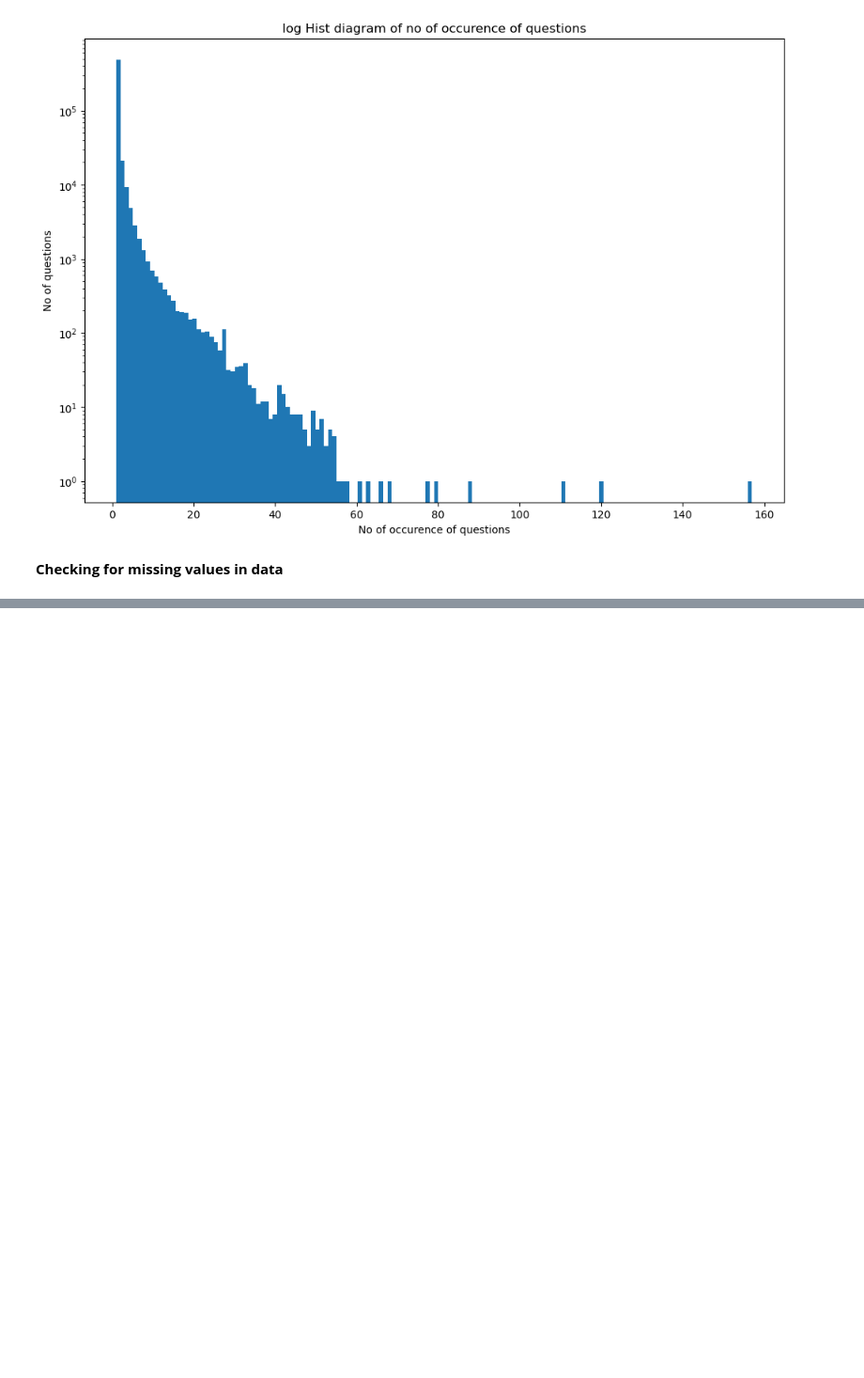
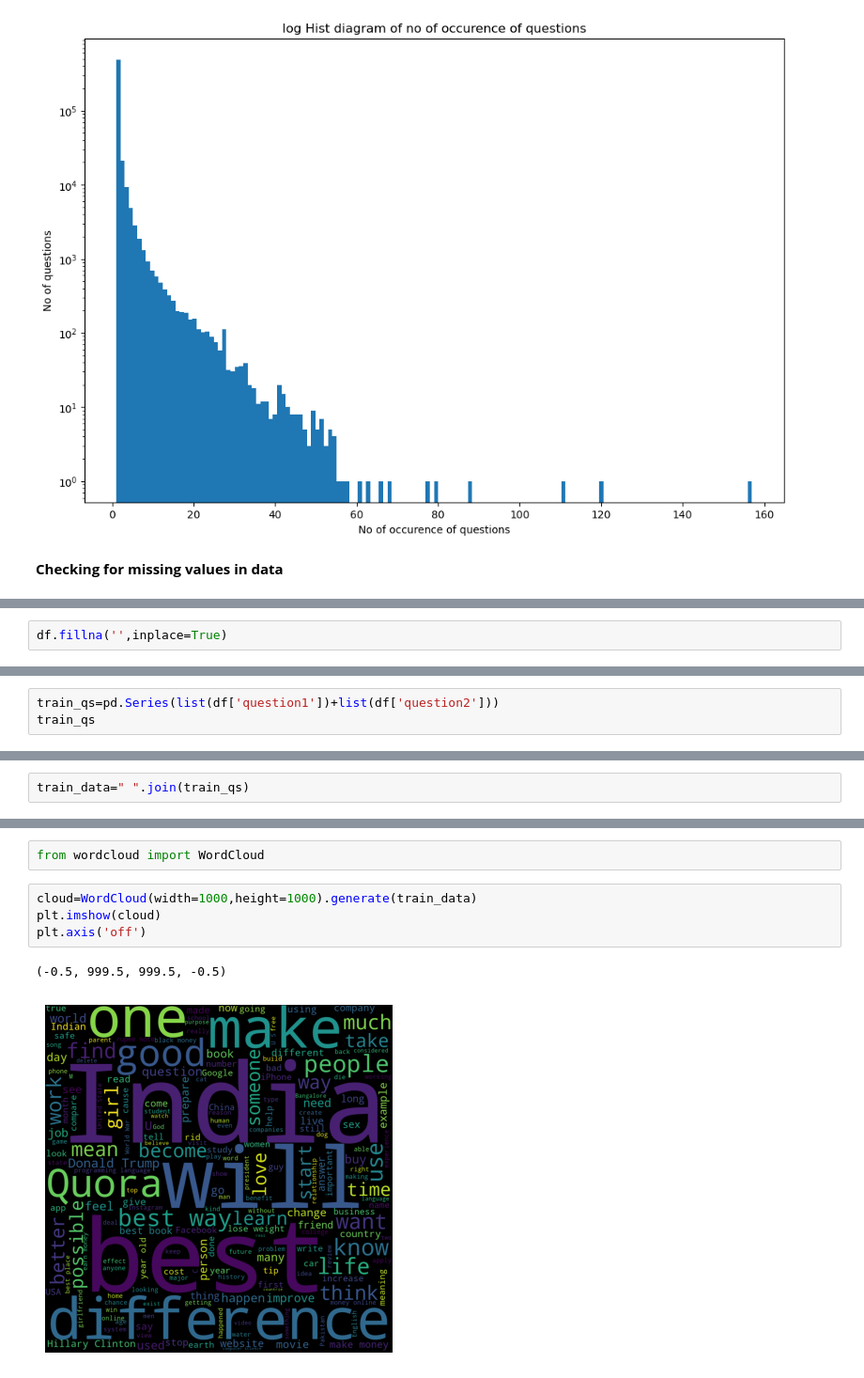
Before and after one commit to BibekRai44/Quora-Analysis, a Jupyter notebook: Quora Analysis.ipynb, the cells around one changed output, grey strips where cells are left out. Shown: that part at 94% size. Drawn from its saved outputs; the diff is of its cells as text; blank space fills up the shorter version.

```diff
--- a/Quora Analysis.ipynb
+++ b/Quora Analysis.ipynb
@@ -244,0 +259,2 @@ Text(0, 0.5, 'No of questions')
+# %%
+df.fillna('',inplace=True)
@@ -244,0 +274,3 @@ Text(0, 0.5, 'No of questions')
+# %%
+train_qs=pd.Series(list(df['question1'])+list(df['question2']))
+train_qs
@@ -244,0 +292,2 @@ Text(0, 0.5, 'No of questions')
+# %%
+train_data=" ".join(train_qs)
@@ -244,0 +318,9 @@ Text(0, 0.5, 'No of questions')
+# %%
+from wordcloud import WordCloud
+# %%
+cloud=WordCloud(width=1000,height=1000).generate(train_data)
+plt.imshow(cloud)
+plt.axis('off')
+# %% [output]
+(-0.5, 999.5, 999.5, -0.5)
+[figure, added]
```
Also changed, not shown: parts of 8 cells of this notebook.
